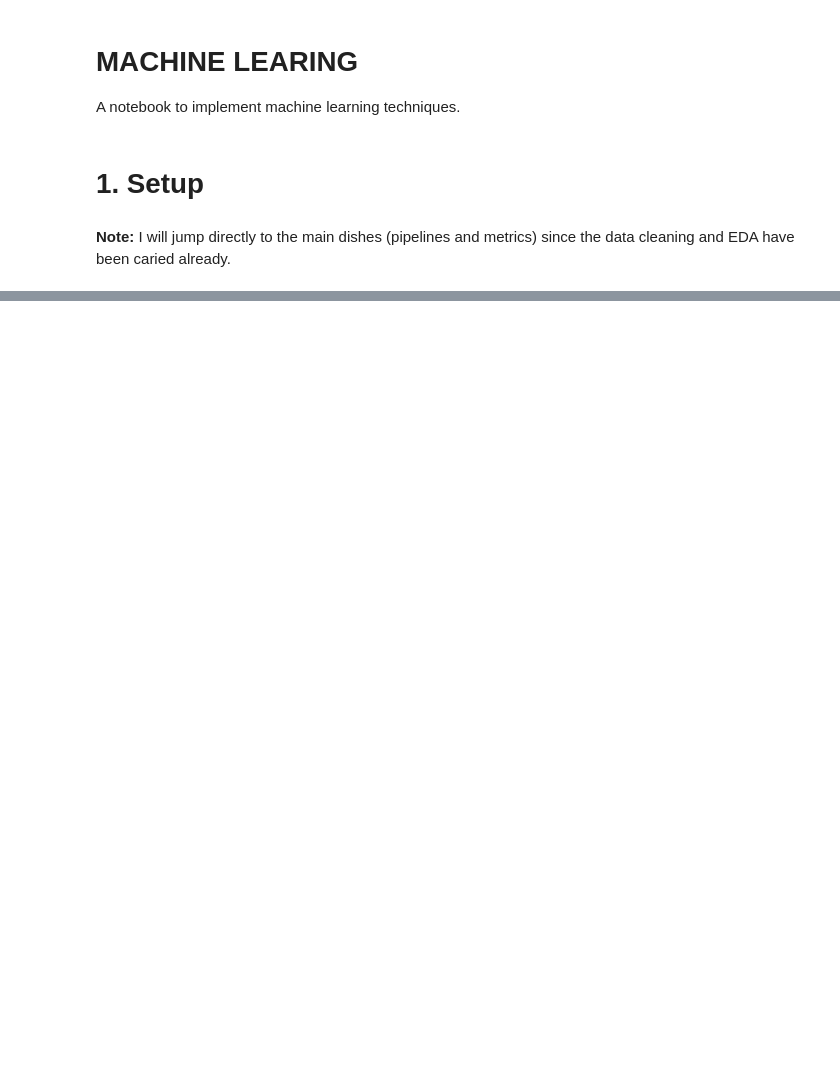
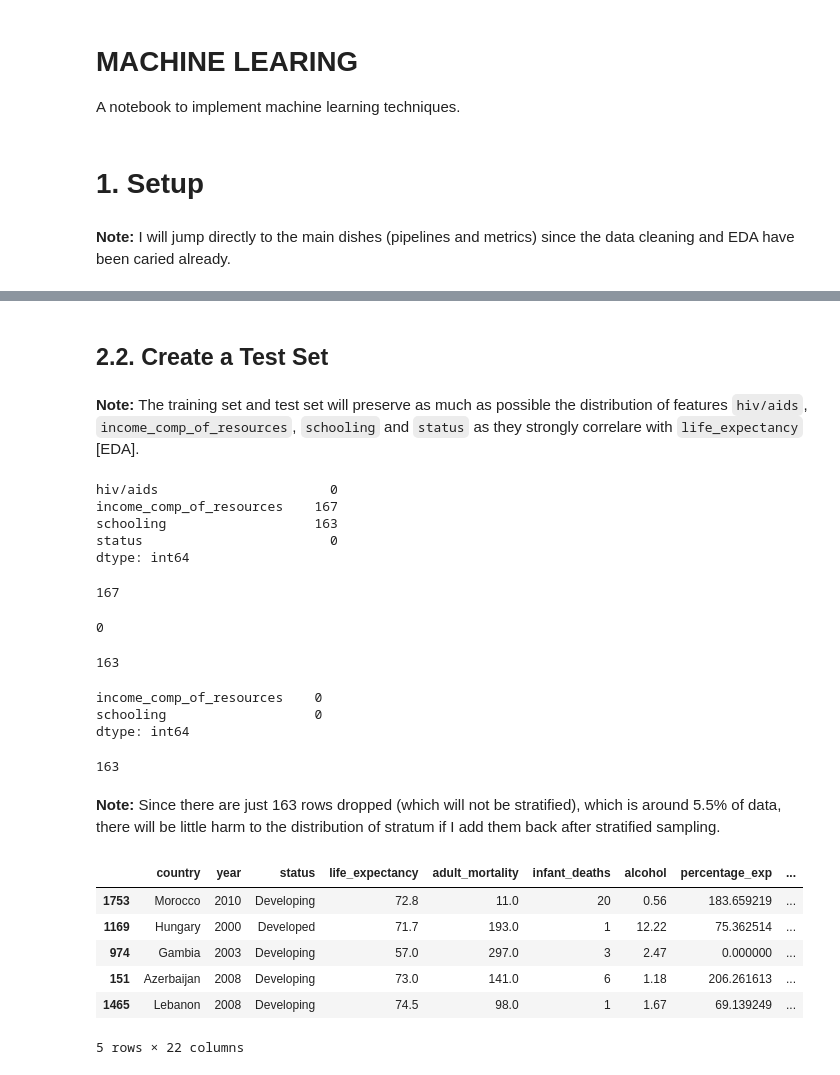
Before and after one commit to minhngt62/ml-life-expectancy, a Jupyter notebook: nguyen_tong_minh/02_machine_learning.ipynb, the cells around one changed output, grey strips where cells are left out. Cells and saved outputs as stored; diff of their text form; code cells hidden in the pictures; blank space fills up the shorter version.

Commit message:
Create a test set with stratified sampling (on 4 attributes)

```diff
--- a/nguyen_tong_minh/02_machine_learning.ipynb
+++ b/nguyen_tong_minh/02_machine_learning.ipynb
@@ -65,0 +98,13 @@ def load_model(model_id):
+# %% [markdown]
+## 2.2. Create a Test Set
+# %% [markdown]
+**Note:** The training set and test set will preserve as much as possible the distribution of features `hiv/aids`, `income_comp_of_resources`, `schooling` and `status` as they strongly correlare with `life_expectancy` [EDA].
+# %%
+# Check the number of null values in these features
+df[["hiv/aids", "income_comp_of_resources", "schooling", "status"]].isnull().sum()
+# %% [output]
+hiv/aids                      0
+income_comp_of_resources    167
+schooling                   163
+status                        0
+dtype: int64
@@ -65,0 +114,55 @@ def load_model(model_id):
+# %%
+# Categorize income composition of resources (HDI)
+# source: https://en.wikipedia.org/wiki/Human_Development_Index
+bins = pd.IntervalIndex.from_tuples([(-0.009, 0.549), (0.549, 0.699), (0.699, 0.799), (0.799, 1)])
+df["income_comp_of_resources_cat"] = pd.cut(df["income_comp_of_resources"], bins=bins)
+df["income_comp_of_resources_cat"].isnull().sum()
+# %% [output]
+167
+# %%
+# Categorize hiv/aids (infant deaths per 1000)
+# no general criterion found, so let's categorize based on box plot in EDA
+bins = pd.IntervalIndex.from_tuples([(0.099, 5.15), (5.15, 20), (20, 50.6)])
+df["hiv/aids_cat"] = pd.cut(df["hiv/aids"], bins=bins)
+df["hiv/aids_cat"].isnull().sum()
+# %% [output]
+0
+# %%
+# Categorize schooling (number of years of schooling)
+# source: https://en.wikipedia.org/wiki/Educational_stage
+bins = pd.IntervalIndex.from_tuples([(-1, 3), (3, 5), (5, 12), (12, 19), (19, 21)])
+df["schooling_cat"] = pd.cut(df["schooling"], bins=bins)
+df["schooling_cat"].isnull().sum()
+# %% [output]
+163
+# %%
+# Drop the records with missing values in the two columns
+df_dropped = df[df["income_comp_of_resources"].isnull() & df["schooling"].isnull()]
+df.dropna(subset=["income_comp_of_resources", "schooling"], inplace=True)
+df[["income_comp_of_resources", "schooling"]].isnull().sum()
+# %% [output]
+income_comp_of_resources    0
+schooling                   0
+dtype: int64
+# %%
+# Show the number of instances dropped
+df_dropped.shape[0]
+# %% [output]
+163
+# %% [markdown]
+**Note:** Since there are just 163 rows dropped (which will not be stratified), which is around 5.5% of data, there will be little harm to the distribution of stratum if I add them back after stratified sampling.
+# %%
+# Create a test set
+from sklearn.model_selection import train_test_split
+
+pre_train_set, pre_test_set = train_test_split(df, test_size=0.25, random_state=42,
+                                       stratify=df[["hiv/aids_cat", "income_comp_of_resources_cat", "schooling_cat", "status"]])
+test_set.head()
+# %% [output]
+|  | country | year | status | life_expectancy | adult_mortality | infant_deaths | alcohol | percentage_exp | ... |
+| 1753 | Morocco | 2010 | Developing | 72.8 | 11.0 | 20 | 0.56 | 183.659219 | ... |
+| 1169 | Hungary | 2000 | Developed | 71.7 | 193.0 | 1 | 12.22 | 75.362514 | ... |
+| 974 | Gambia | 2003 | Developing | 57.0 | 297.0 | 3 | 2.47 | 0.000000 | ... |
+| 151 | Azerbaijan | 2008 | Developing | 73.0 | 141.0 | 6 | 1.18 | 206.261613 | ... |
+| 1465 | Lebanon | 2008 | Developing | 74.5 | 98.0 | 1 | 1.67 | 69.139249 | ... |
+5 rows × 22 columns
```
Also changed, not shown: parts of 10 cells of this notebook, 1 other file.
